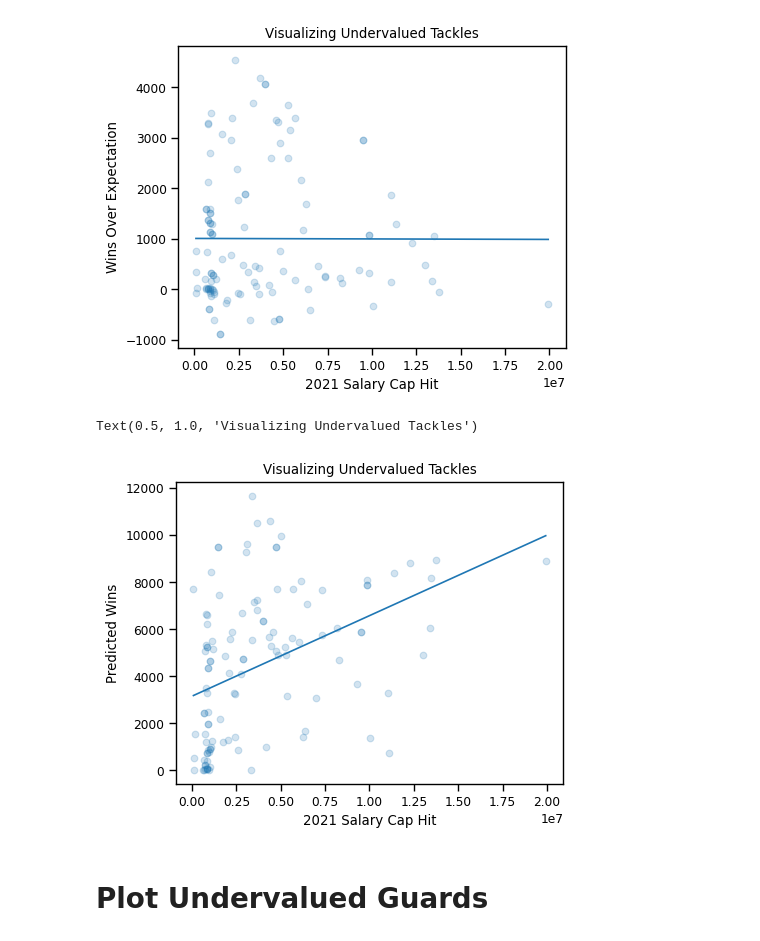
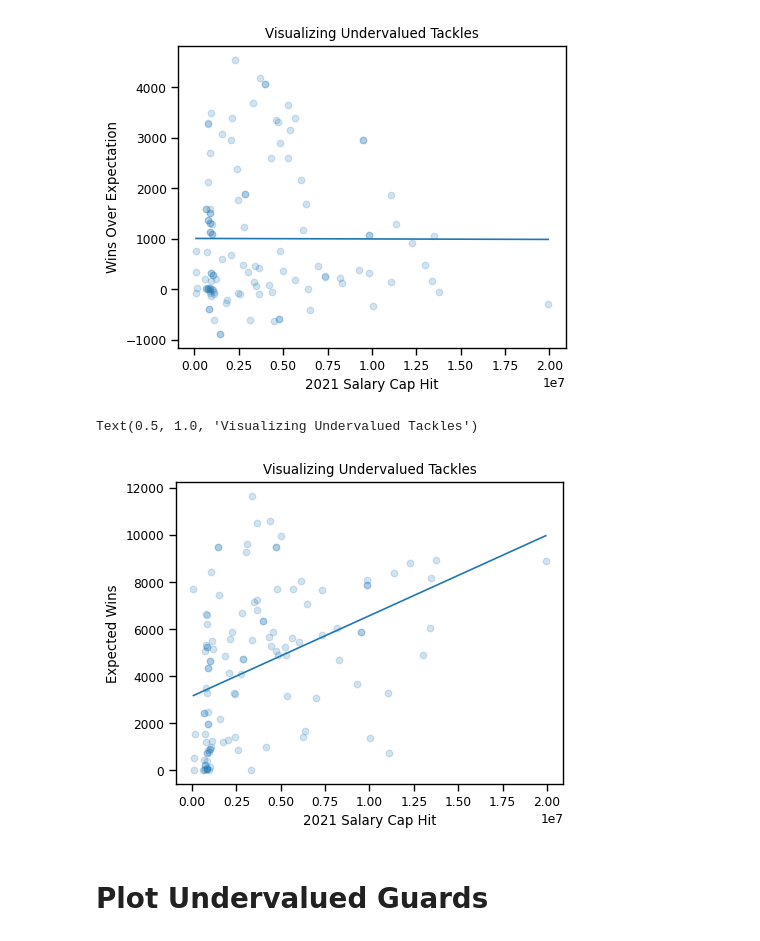
Before and after one commit to tramsay-deloitte/NFL-Data-Bowl-2023-Big-Time-Pass-Rush, a Jupyter notebook: Lineman_Success_Against_Salary.ipynb, the cells around one changed output. Saved outputs shown, nothing was run; the diff lists cells and outputs as text; code cells hidden in the pictures.

```diff
--- a/Lineman_Success_Against_Salary.ipynb
+++ b/Lineman_Success_Against_Salary.ipynb
@@ -144,15 +159,15 @@ Text(0.5, 1.0, 'Visualizing Undervalued Tackles')
 # %%
 x =  T_salaries['Cap']
 y = T_salaries['pred_OLwin']
 fig, ax = plt.subplots(figsize=(5, 4),dpi= 100)
 plt.scatter(x,y,label = 'All Tackles',alpha=.2)
 plt.plot(np.unique(x), np.poly1d(np.polyfit(x, y, 1))(np.unique(x)))
 plt.xlabel('2021 Salary Cap Hit')
-plt.ylabel('Predicted Wins')
+plt.ylabel('Expected Wins')
 plt.title("Visualizing Undervalued Tackles")
 # %% [output]
 Text(0.5, 1.0, 'Visualizing Undervalued Tackles')
-[figure, old version]
+[figure, new version]
 # %% [markdown]
 # Plot Undervalued Guards
 # %%
```
Also changed, not shown: parts of 5 cells of this notebook.
